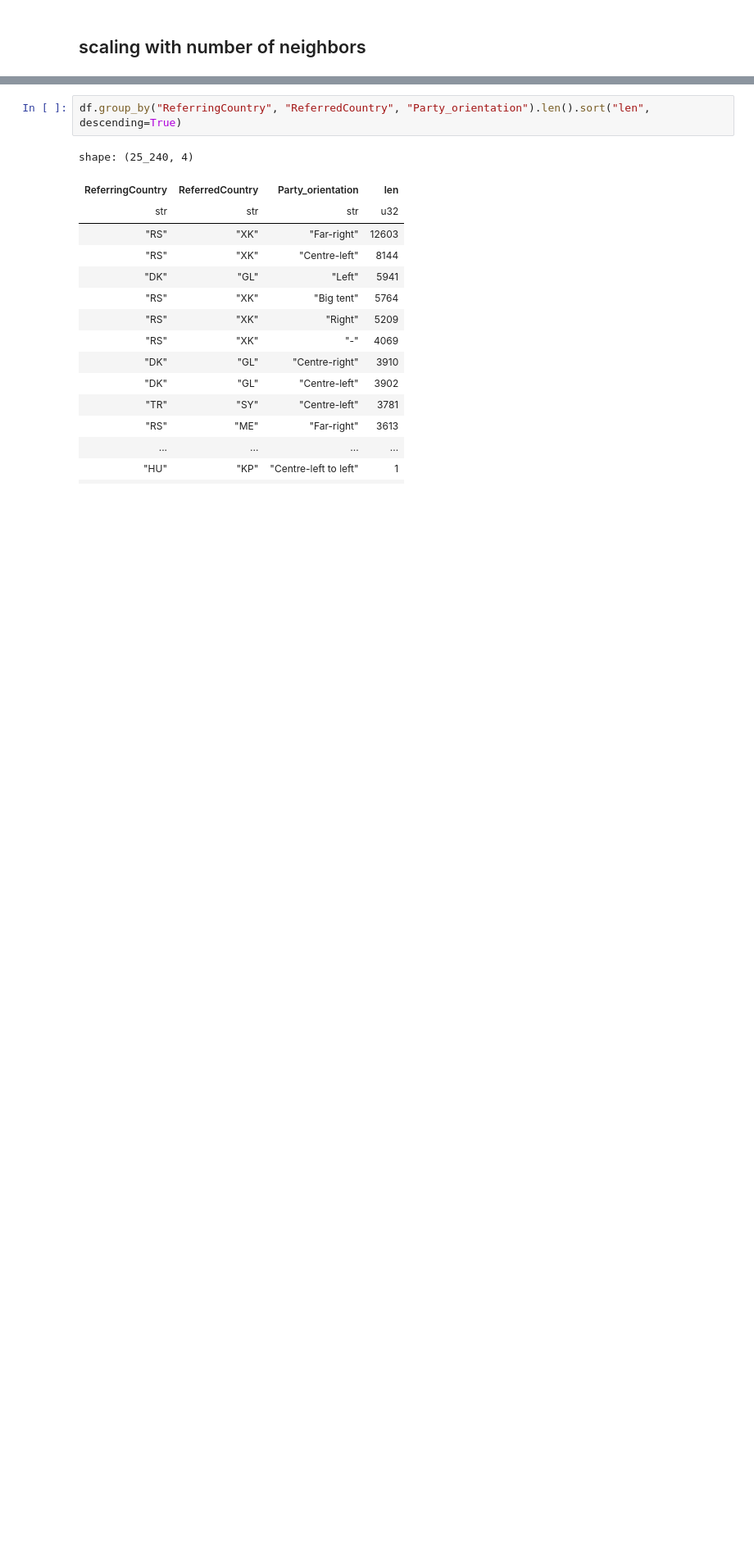
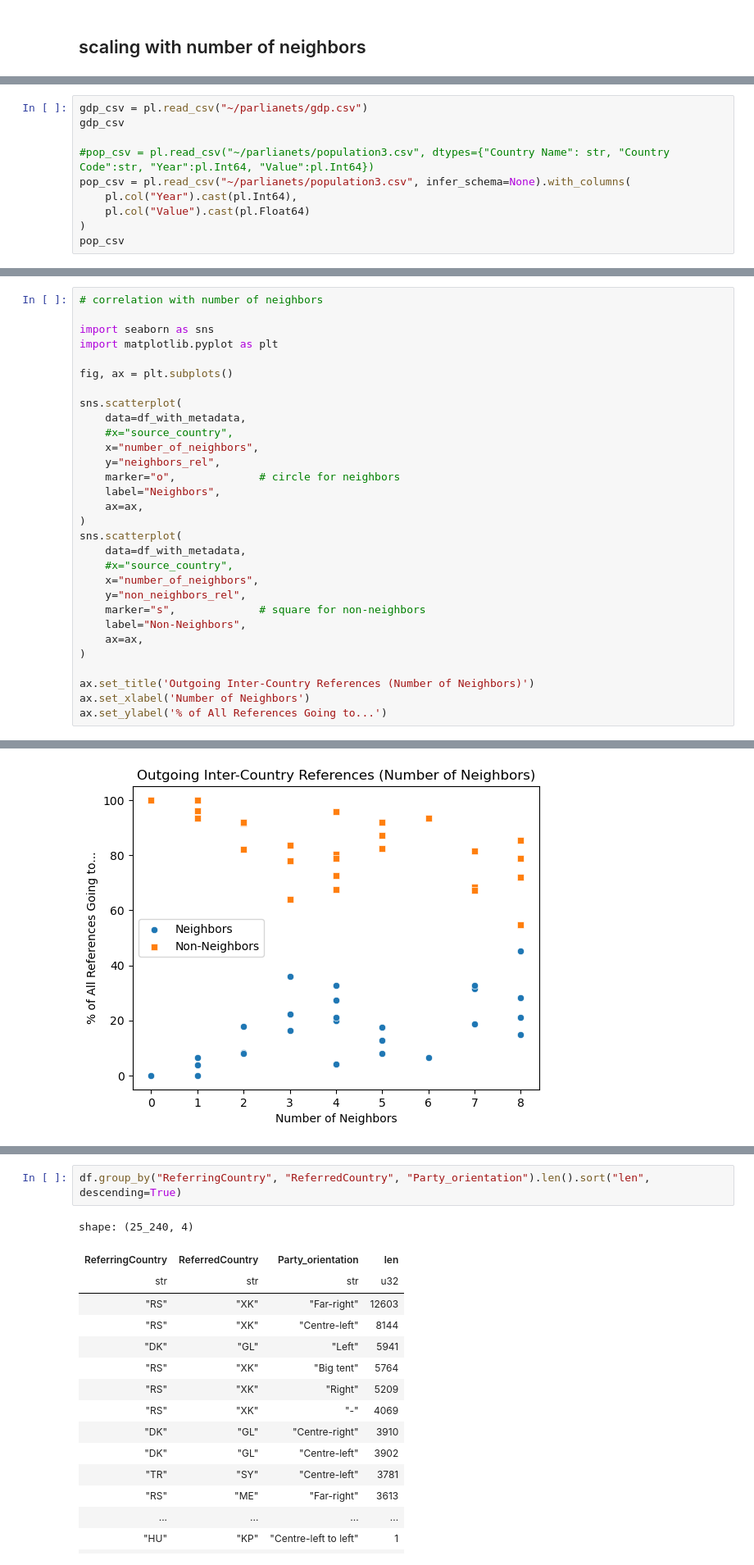
Before and after one commit to dhh25/parlianets, a Jupyter notebook: scripts/statistics/exploration.ipynb, the cells around one changed output, grey strips where cells are left out. Shown at 82% size. Drawn from its saved outputs; the diff is of its cells as text; blank space fills up the shorter version.

Commit message:
interim

```diff
--- a/scripts/statistics/exploration.ipynb
+++ b/scripts/statistics/exploration.ipynb
@@ -214,0 +292,10 @@ visualize_neighbor_references(result, "% of references to Neighbors by Country",
+# %%
+gdp_csv = pl.read_csv("~/parlianets/gdp.csv")
+gdp_csv
+
+#pop_csv = pl.read_csv("~/parlianets/population3.csv", dtypes={"Country Name": str, "Country Code":str, "Year":pl.Int64, "Value":pl.Int64})
+pop_csv = pl.read_csv("~/parlianets/population3.csv", infer_schema=None).with_columns(
+    pl.col("Year").cast(pl.Int64),
+    pl.col("Value").cast(pl.Float64)
+)
+pop_csv
@@ -214,0 +385,31 @@ visualize_neighbor_references(result, "% of references to Neighbors by Country",
+# %%
+# correlation with number of neighbors
+
+import seaborn as sns
+import matplotlib.pyplot as plt
+
+fig, ax = plt.subplots()
+
+sns.scatterplot(
+    data=df_with_metadata,
+    #x="source_country",
+    x="number_of_neighbors",
+    y="neighbors_rel",
+    marker="o",             # circle for neighbors
+    label="Neighbors",
+    ax=ax,
+)
+sns.scatterplot(
+    data=df_with_metadata,
+    #x="source_country",
+    x="number_of_neighbors",
+    y="non_neighbors_rel",
+    marker="s",             # square for non-neighbors
+    label="Non-Neighbors",
+    ax=ax,
+)
+
+ax.set_title('Outgoing Inter-Country References (Number of Neighbors)')
+ax.set_xlabel('Number of Neighbors')
+ax.set_ylabel('% of All References Going to...')
+# %% [output]
@@ -214,0 +417 @@ visualize_neighbor_references(result, "% of references to Neighbors by Country",
+[figure, added]
```
Also changed, not shown: parts of 15 cells of this notebook, 3 other files.
